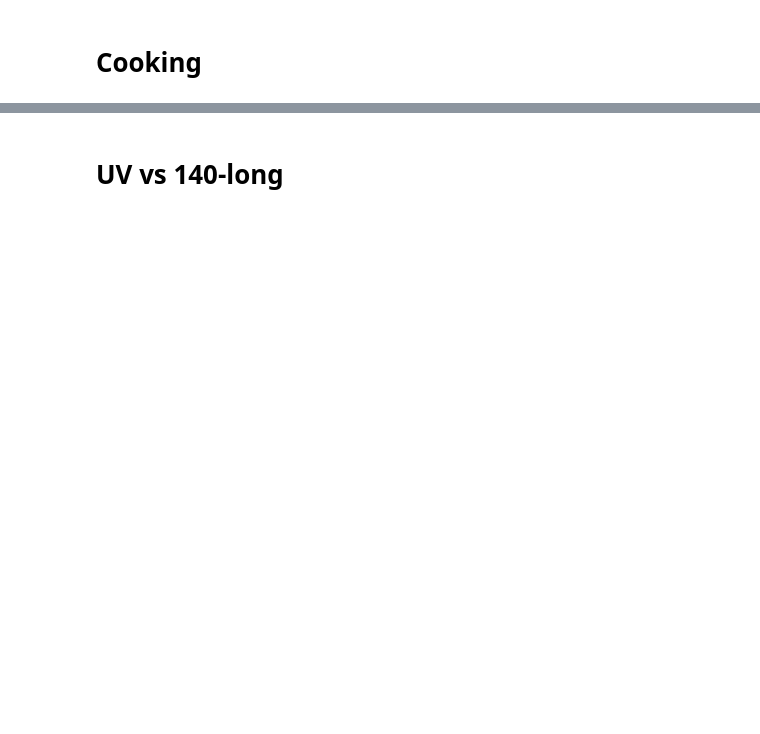
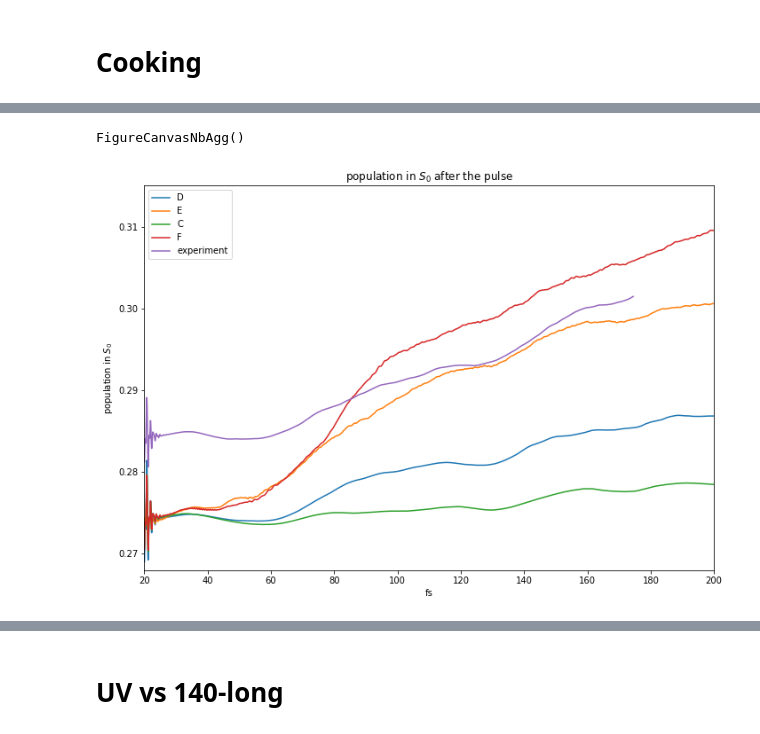
Before and after one commit to acuzzio/GridQuantumPropagator, a Jupyter notebook: Scripts/Windows_Paper.ipynb, the cells around one changed output, grey strips where cells are left out. Cells and saved outputs as stored; diff of their text form; code cells hidden in the pictures; blank space fills up the shorter version.

```diff
--- a/Scripts/Windows_Paper.ipynb
+++ b/Scripts/Windows_Paper.ipynb
@@ -185,8 +180,11 @@ make_population_graphs(dfs, names, range(how_many_states))
 # %%
 fig , ax0 = plt.subplots(1,1,figsize=(10,7));
-labels = names
-labels = ['D','E','C','F']
-displacements = [0.0176,-0.041,0,0]
+
+numbers = [2,3,8,23,4]
+# d-experiments_smooth01_0000 d-experiments_smooth10_0000 m-only_IR_middle140_div10_0000 y-IR140-S0notdivided_0000
+labels = ['D','E','C','F','experiment']
+
+displacements = [0.0176,-0.041,0,0,0]
 
 for x in range(len(numbers)):
     ax0.plot(dfs[x]['fs'].iloc[:, 1], dfs[x]['S0']+displacements[x], label=labels[x])
@@ -202,0 +199,2 @@ fig.tight_layout()
+FigureCanvasNbAgg()
+[figure, added]
```
Also changed, not shown: parts of 16 cells of this notebook, 1 other file.
